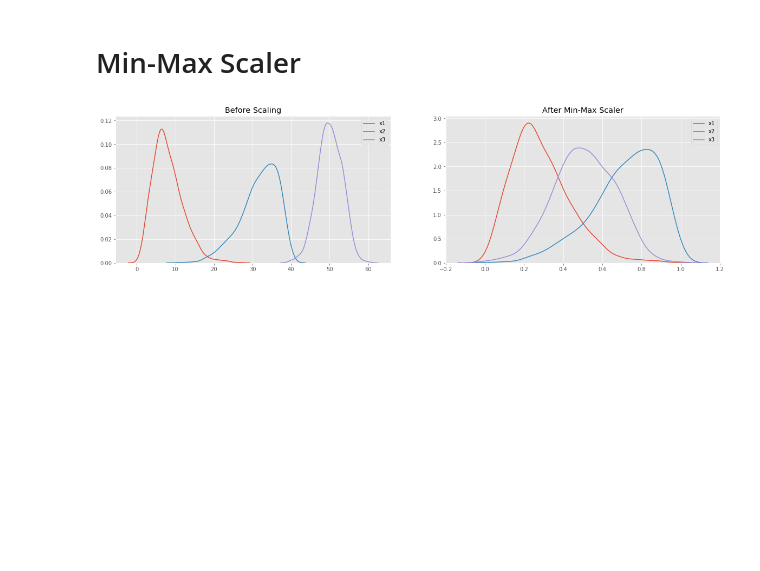
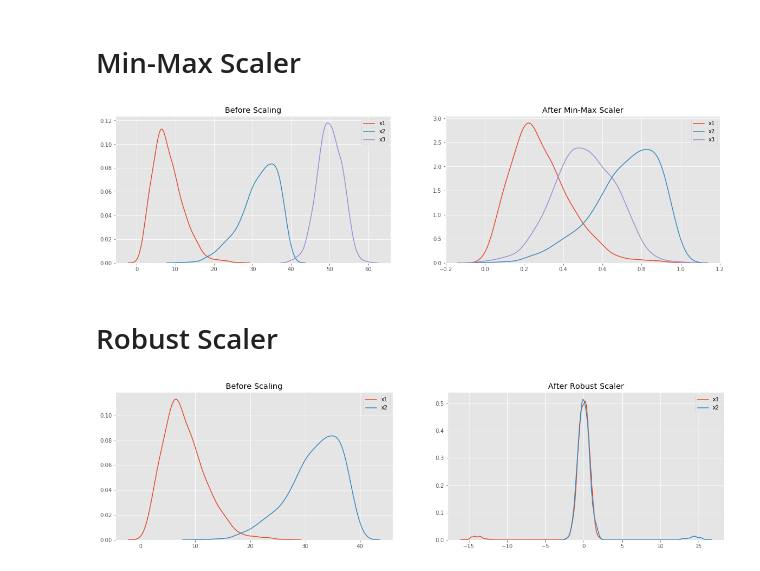
Before and after one commit to kontramind/feature-scaling, a Jupyter notebook: scalers-scikit.ipynb, the cells around one changed output. Saved outputs shown, nothing was run; the diff lists cells and outputs as text; code cells hidden in the pictures; blank space fills up the shorter version.

Commit message:
Adding Robust scaling

```diff
--- a/scalers-scikit.ipynb
+++ b/scalers-scikit.ipynb
@@ -60,3 +60,25 @@ sns.kdeplot(scaled_df['x3'], ax=ax2)
 plt.show()
 # %% [output]
 [figure]
+# %% [markdown]
+# Robust Scaler
+# %%
+x = pd.DataFrame({
+    'x1': np.concatenate([np.random.normal(20, 1, 1000), np.random.normal(1, 1, 25)]),    # Distribution with lower outliers
+    'x2': np.concatenate([np.random.normal(30, 1, 1000), np.random.normal(50, 1, 25)]),   # Distribution with higher outliers
+})
+
+scaler = preprocessing.RobustScaler()
+scaled_df = scaler.fit_transform(x)
+scaled_df = pd.DataFrame(scaled_df, columns=['x1', 'x2'])
+
+fig, (ax1, ax2) = plt.subplots(ncols=2, figsize=(20, 5))
+ax1.set_title('Before Scaling')
+sns.kdeplot(df['x1'], ax=ax1)
+sns.kdeplot(df['x2'], ax=ax1)
+ax2.set_title('After Robust Scaler')
+sns.kdeplot(scaled_df['x1'], ax=ax2)
+sns.kdeplot(scaled_df['x2'], ax=ax2)
+plt.show()
+# %% [output]
+[figure, added]
```
